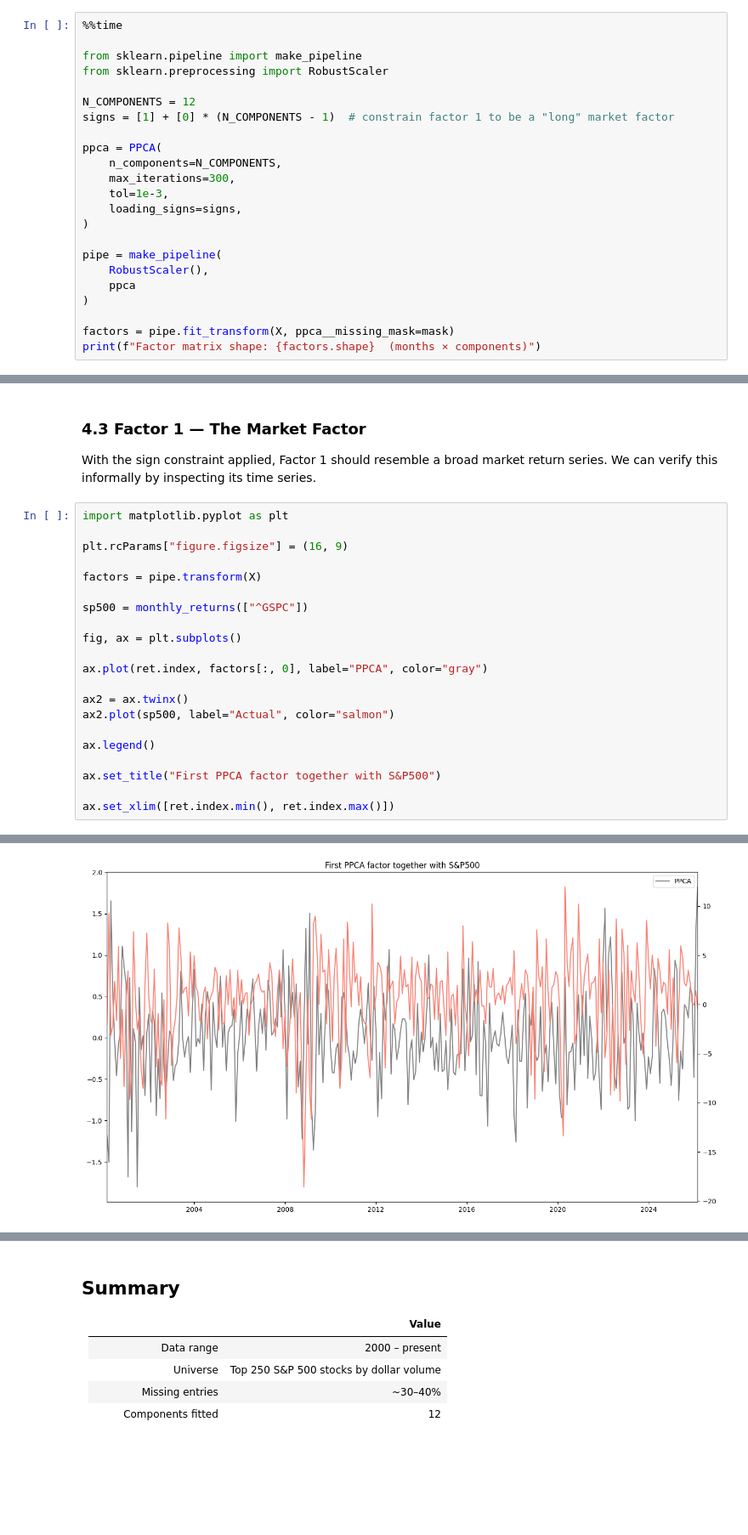
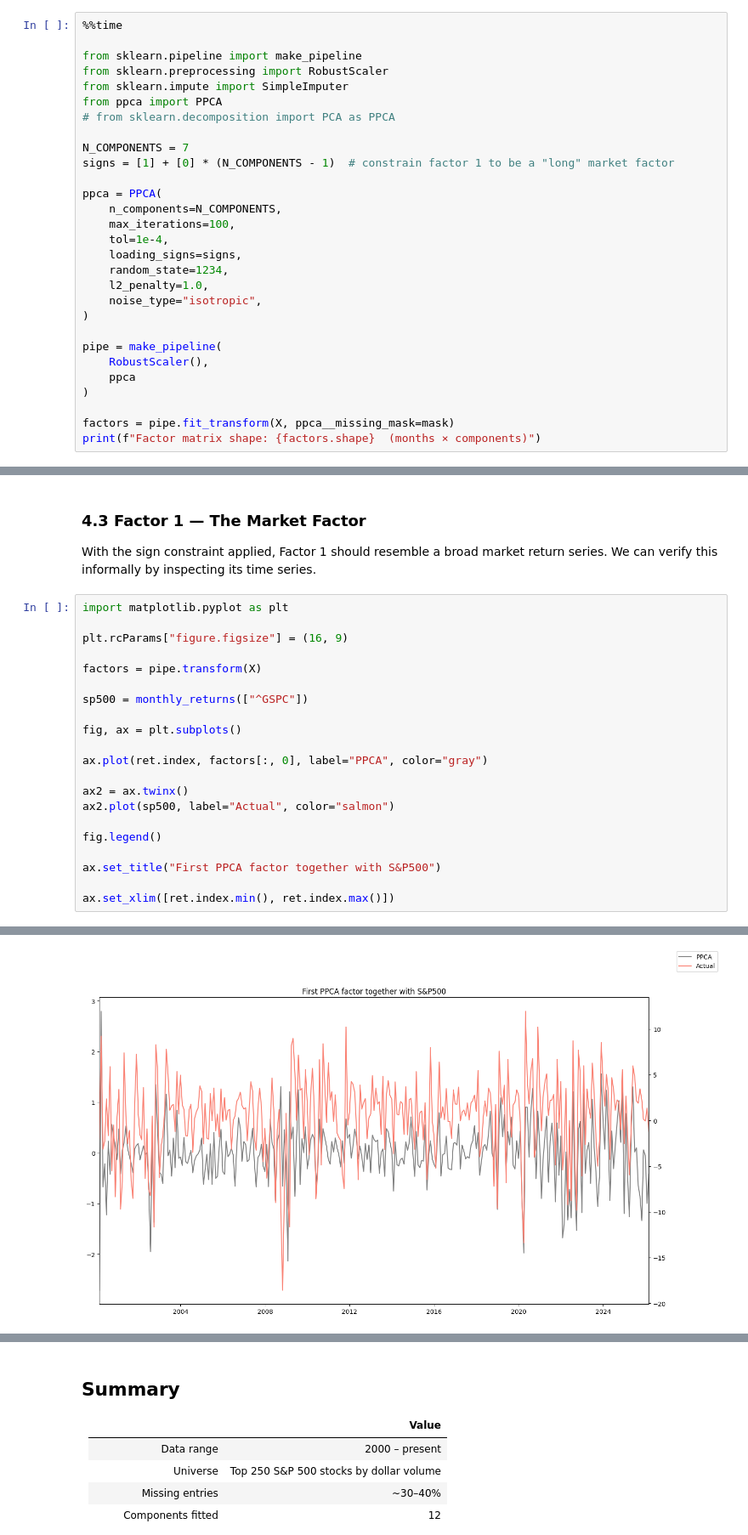
Before and after one commit to tingiskhan/rustypca, a Jupyter notebook: notebooks/demo.ipynb, the cells around one changed output, grey strips where cells are left out. Shown at 85% size. Saved outputs shown, nothing was run; the diff lists cells and outputs as text; blank space fills up the shorter version.

```diff
--- a/notebooks/demo.ipynb
+++ b/notebooks/demo.ipynb
@@ -125,15 +125,21 @@ The remaining factors are left unconstrained (`0`).
 
 from sklearn.pipeline import make_pipeline
 from sklearn.preprocessing import RobustScaler
+from sklearn.impute import SimpleImputer
+from ppca import PPCA
+# from sklearn.decomposition import PCA as PPCA
 
-N_COMPONENTS = 12
+N_COMPONENTS = 7
 signs = [1] + [0] * (N_COMPONENTS - 1)  # constrain factor 1 to be a "long" market factor
 
 ppca = PPCA(
     n_components=N_COMPONENTS,
-    max_iterations=300,
-    tol=1e-3,
+    max_iterations=100,
+    tol=1e-4,
     loading_signs=signs,
+    random_state=1234,
+    l2_penalty=1.0,
+    noise_type="isotropic",
 )
 
 pipe = make_pipeline(
@@ -188,24 +189,24 @@ With the sign constraint applied, Factor 1 should resemble a broad market return
 # %%
 import matplotlib.pyplot as plt
 
 plt.rcParams["figure.figsize"] = (16, 9)
 
 factors = pipe.transform(X)
 
 sp500 = monthly_returns(["^GSPC"])
 
 fig, ax = plt.subplots()
 
 ax.plot(ret.index, factors[:, 0], label="PPCA", color="gray")
 
 ax2 = ax.twinx()
 ax2.plot(sp500, label="Actual", color="salmon")
 
-ax.legend()
+fig.legend()
 
 ax.set_title("First PPCA factor together with S&P500")
 
 ax.set_xlim([ret.index.min(), ret.index.max()])
 # %% [output]
 (np.float64(11016.0), np.float64(20512.0))
-[figure, old version]
+[figure, new version]
```
Also changed, not shown: parts of 6 cells of this notebook, 5 other files.
